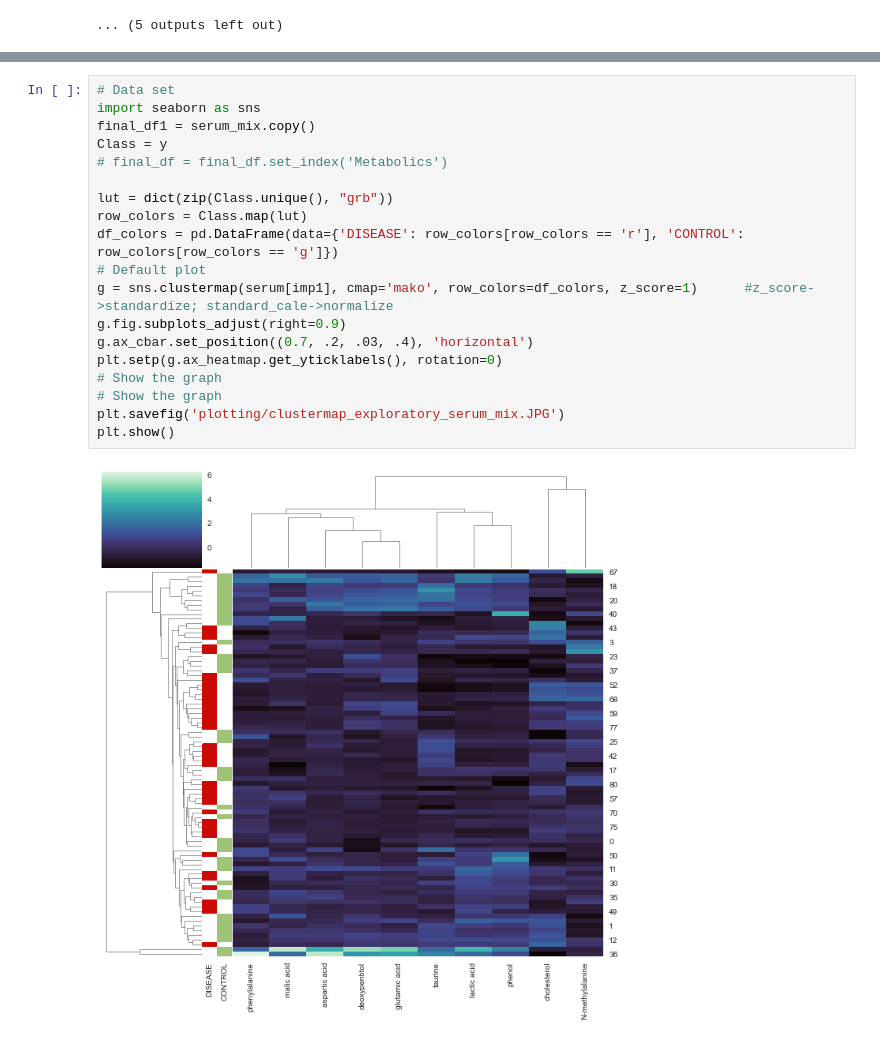
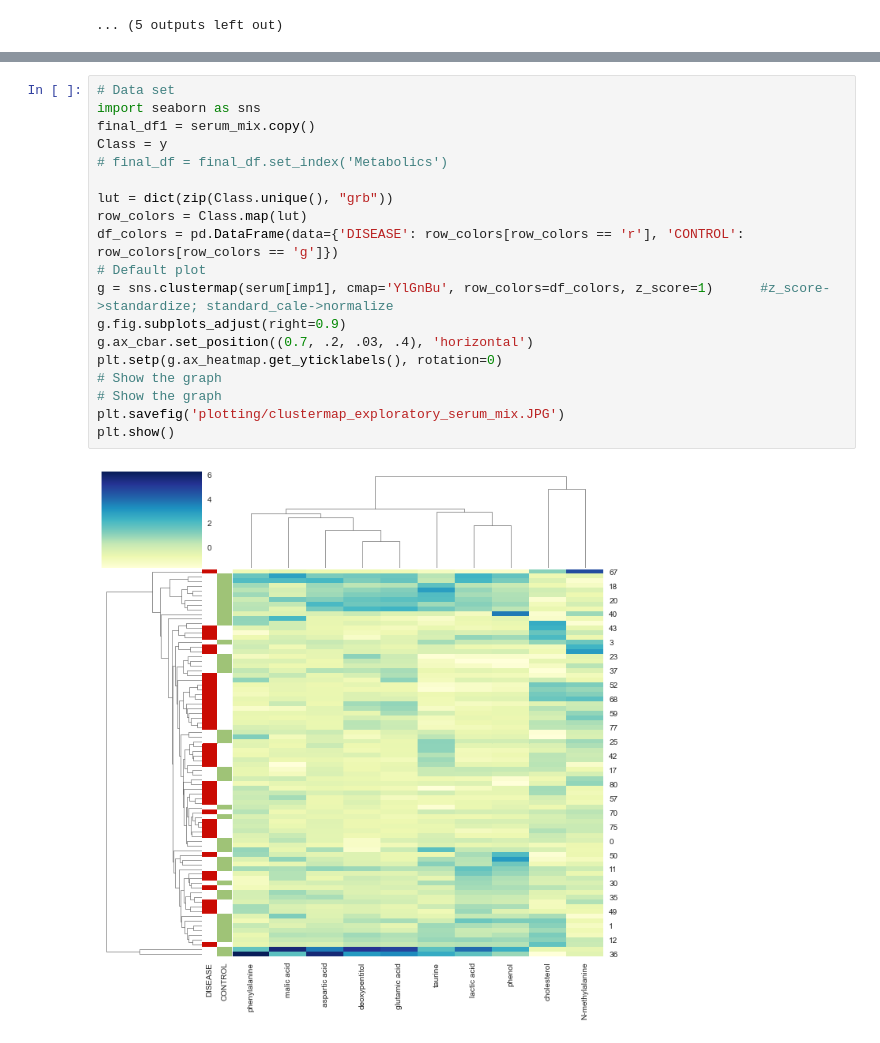
Before and after one commit to utshabkg/lung_cancer_biomarker, a Jupyter notebook: final and best approach/1+2/mixed_up.ipynb, the cells around one changed output, grey strips where cells are left out. Cells and saved outputs as stored; diff of their text form.

Commit message:
changed heatmap color

```diff
--- a/final and best approach/1+2/mixed_up.ipynb
+++ b/final and best approach/1+2/mixed_up.ipynb
@@ -344,24 +340,24 @@ viz.show()
 # %%
 # Data set
 import seaborn as sns
 final_df1 = serum_mix.copy()
 Class = y
 # final_df = final_df.set_index('Metabolics')
 
 lut = dict(zip(Class.unique(), "grb"))
 row_colors = Class.map(lut)
 df_colors = pd.DataFrame(data={'DISEASE': row_colors[row_colors == 'r'], 'CONTROL': row_colors[row_colors == 'g']})
 # Default plot
-g = sns.clustermap(serum[imp1], cmap='mako', row_colors=df_colors, z_score=1)      #z_score->standardize; standard_cale->normalize
+g = sns.clustermap(serum[imp1], cmap='YlGnBu', row_colors=df_colors, z_score=1)      #z_score->standardize; standard_cale->normalize
 g.fig.subplots_adjust(right=0.9)
 g.ax_cbar.set_position((0.7, .2, .03, .4), 'horizontal')
 plt.setp(g.ax_heatmap.get_yticklabels(), rotation=0)
 # Show the graph
 # Show the graph
 plt.savefig('plotting/clustermap_exploratory_serum_mix.JPG')
 plt.show()
 # %% [output]
-[figure, old version]
+[figure, new version]
 # %%
 from sklearn.ensemble import RandomForestClassifier
 from yellowbrick.model_selection import FeatureImportances
```
Also changed, not shown: parts of 7 cells of this notebook, 2 other files.
